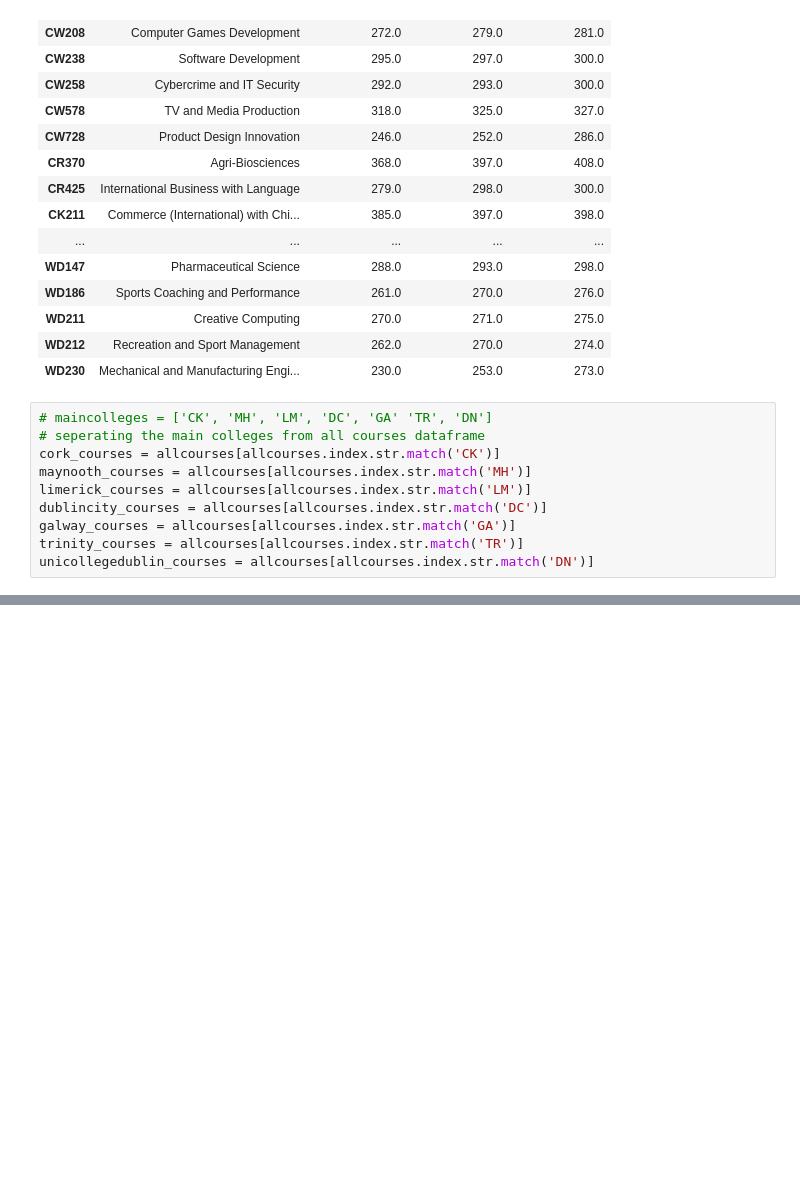
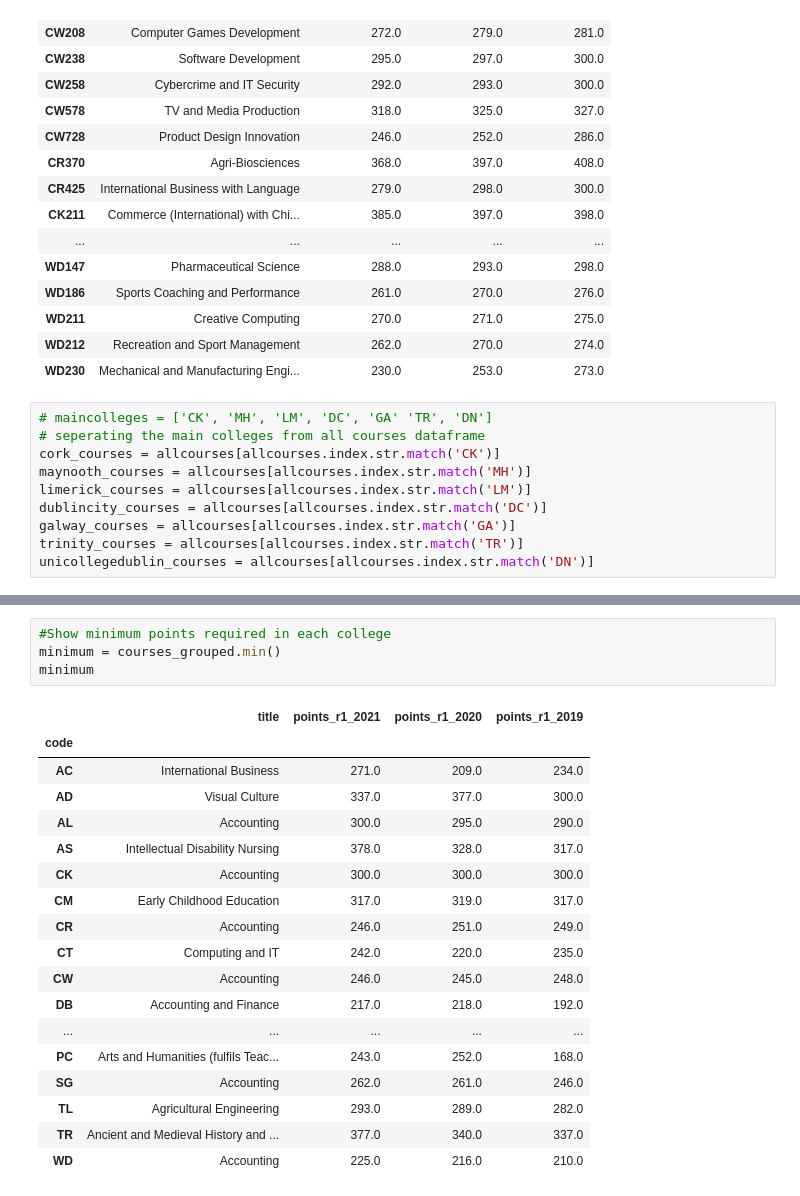
Before and after one commit to Trishmcc/Fundamentals-of-Data-Analytics, a Jupyter notebook: cao-points-analysis.ipynb, the cells around one changed output, grey strips where cells are left out. Saved outputs shown, nothing was run; the diff lists cells and outputs as text; blank space fills up the shorter version.

```diff
--- a/cao-points-analysis.ipynb
+++ b/cao-points-analysis.ipynb
@@ -721,0 +715,23 @@ IndexError: index 1 is out of bounds for axis 0 with size 0
+# %%
+#Show minimum points required in each college
+minimum = courses_grouped.min()
+minimum
+# %% [output]
+|  | title | points_r1_2021 | points_r1_2020 | points_r1_2019 |
+| code |  |  |  |  |
+| AC | International Business | 271.0 | 209.0 | 234.0 |
+| AD | Visual Culture | 337.0 | 377.0 | 300.0 |
+| AL | Accounting | 300.0 | 295.0 | 290.0 |
+| AS | Intellectual Disability Nursing | 378.0 | 328.0 | 317.0 |
+| CK | Accounting | 300.0 | 300.0 | 300.0 |
+| CM | Early Childhood Education | 317.0 | 319.0 | 317.0 |
+| CR | Accounting | 246.0 | 251.0 | 249.0 |
+| CT | Computing and IT | 242.0 | 220.0 | 235.0 |
+| CW | Accounting | 246.0 | 245.0 | 248.0 |
+| DB | Accounting and Finance | 217.0 | 218.0 | 192.0 |
+| ... | ... | ... | ... | ... |
+| PC | Arts and Humanities (fulfils Teac... | 243.0 | 252.0 | 168.0 |
+| SG | Accounting | 262.0 | 261.0 | 246.0 |
+| TL | Agricultural Engineering | 293.0 | 289.0 | 282.0 |
+| TR | Ancient and Medieval History and ... | 377.0 | 340.0 | 337.0 |
+| WD | Accounting | 225.0 | 216.0 | 210.0 |
```
Also changed, not shown: parts of 12 cells of this notebook, 2 other files.
